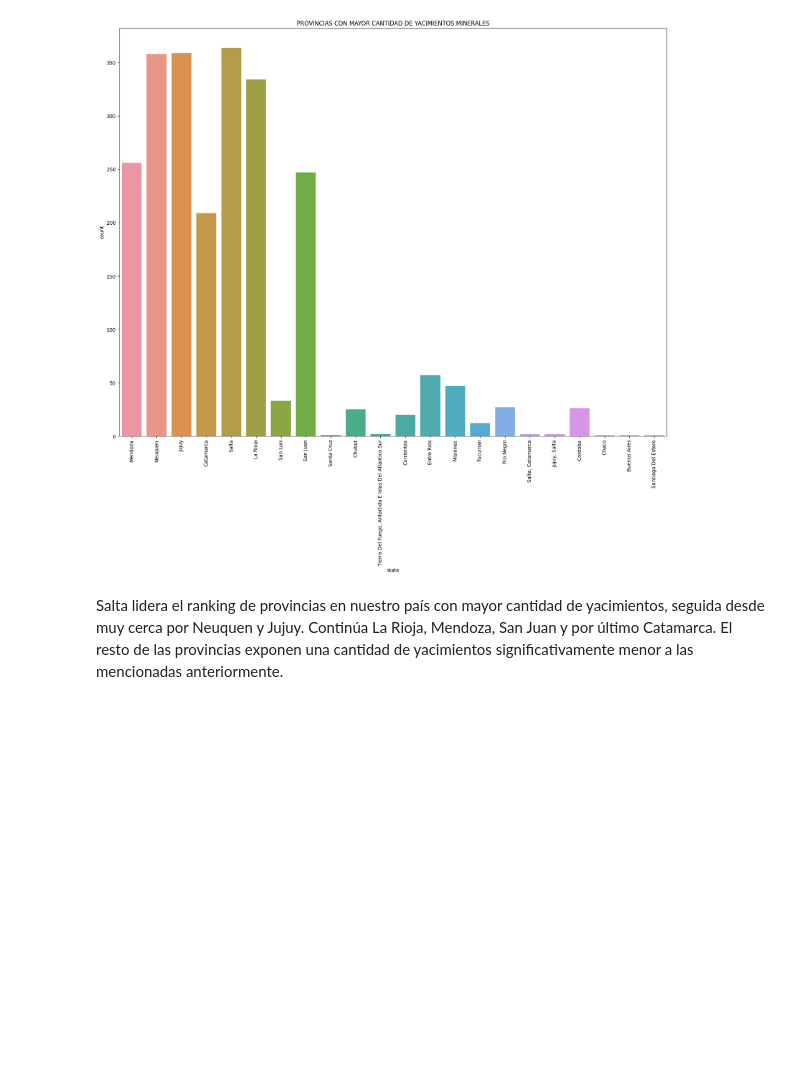
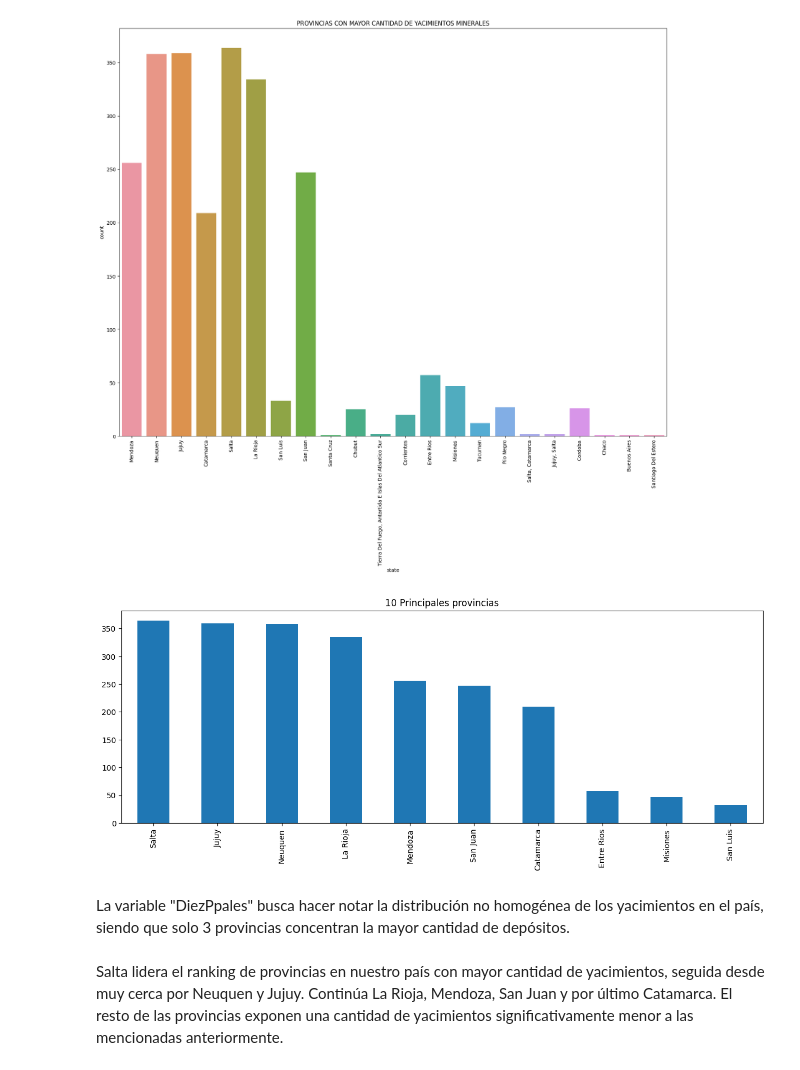
Before and after one commit to FacundoCardozo5/CoderHouse_CH-32845, a Jupyter notebook: notebooks/ProyectoDS_ParteI_Cardozo.ipynb, the cells around one changed output. Saved outputs shown, nothing was run; the diff lists cells and outputs as text; code cells hidden in the pictures; blank space fills up the shorter version.

```diff
--- a/notebooks/ProyectoDS_ParteI_Cardozo.ipynb
+++ b/notebooks/ProyectoDS_ParteI_Cardozo.ipynb
@@ -336,3 +338,6 @@ df_ARG.head(10)
 | 1343 | Juana M. Gorriti Occurence | -23.46002 | -66.85446 | SA | Argentina | Jujuy | NaN | M | Manganese | NaN | ... |
 | 1403 | Don Tomas | -22.99141 | -65.41248 | SA | Argentina | Jujuy | NaN | M | Copper | NaN | ... |
 10 rows × 22 columns
+# %%
+df_ARG = df_ARG.dropna(subset=['state'])
+df_ARG.head()
@@ -344,6 +357,13 @@ plt.xticks(rotation=90)
 plt.show()
 # %% [output]
 [figure]
+# %%
+DiezPpales = df_ARG.state.value_counts().head(10)
+DiezPpales.plot(kind='bar',figsize=(15,5), title='10 Principales provincias');
+# %% [output]
+[figure, added]
+# %% [markdown]
+La variable "DiezPpales" busca hacer notar la distribución no homogénea de los yacimientos en el país, siendo que solo 3 provincias concentran la mayor cantidad de depósitos.
 # %% [markdown]
 Salta lidera el ranking de provincias en nuestro país con mayor cantidad de yacimientos, seguida desde muy cerca por Neuquen y Jujuy. Continúa La Rioja, Mendoza, San Juan y por último Catamarca. El resto de las provincias exponen una cantidad de yacimientos significativamente menor a las mencionadas anteriormente.
 # %% [markdown]
```
Also changed, not shown: parts of 2 cells of this notebook.
